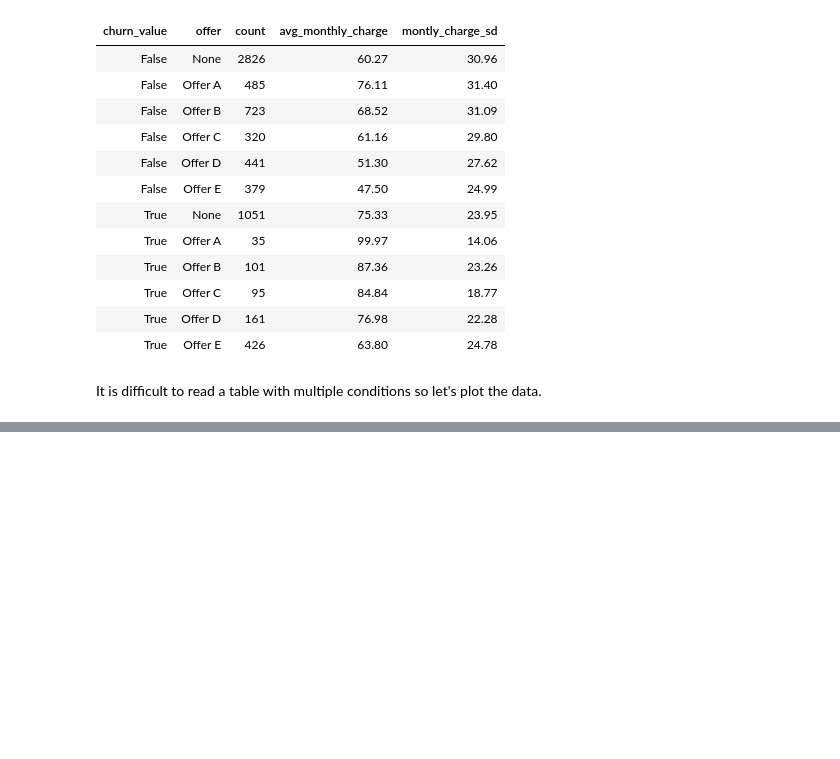
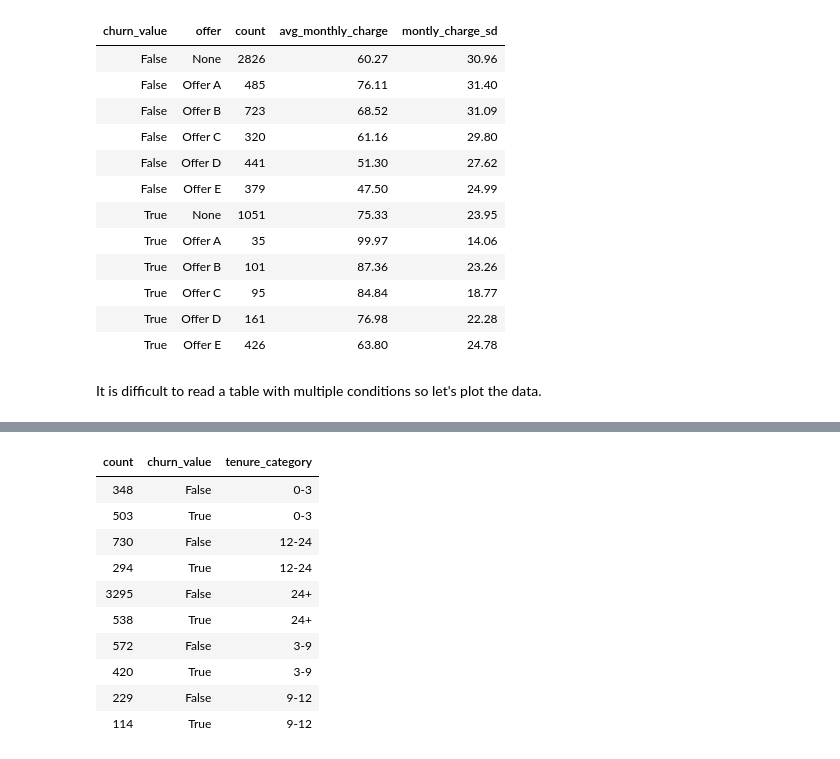
Before and after one commit to Mykolazaz/telco-churn-analysis, a Jupyter notebook: main.ipynb, the cells around one changed output, grey strips where cells are left out. Cells and saved outputs as stored; diff of their text form; code cells hidden in the pictures; blank space fills up the shorter version.

```diff
--- a/main.ipynb
+++ b/main.ipynb
@@ -247,0 +278,14 @@ One this is clear - we are overcharging some of our customers and, in turn, they
+# %%
+churn_tenure
+# %% [output]
+| count | churn_value | tenure_category |
+| 348 | False | 0-3 |
+| 503 | True | 0-3 |
+| 730 | False | 12-24 |
+| 294 | True | 12-24 |
+| 3295 | False | 24+ |
+| 538 | True | 24+ |
+| 572 | False | 3-9 |
+| 420 | True | 3-9 |
+| 229 | False | 9-12 |
+| 114 | True | 9-12 |
```
Also changed, not shown: parts of 9 cells of this notebook.
